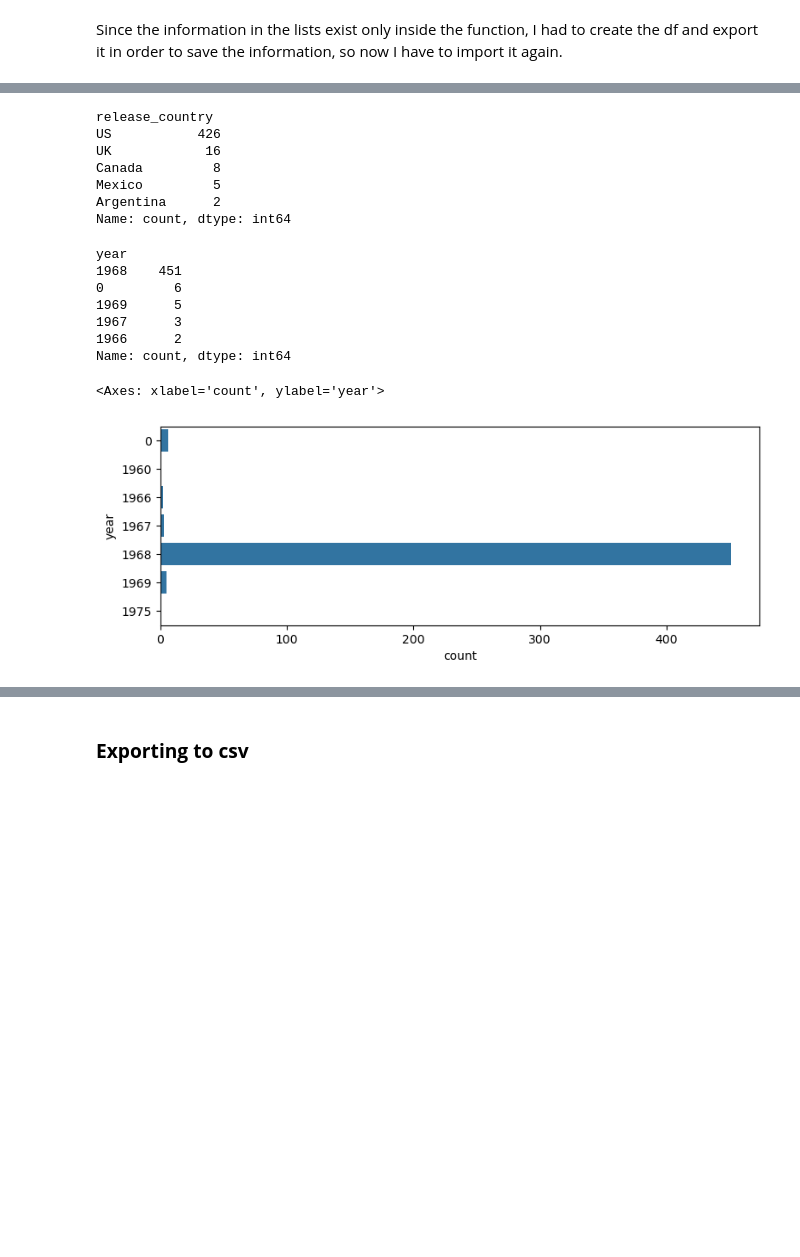
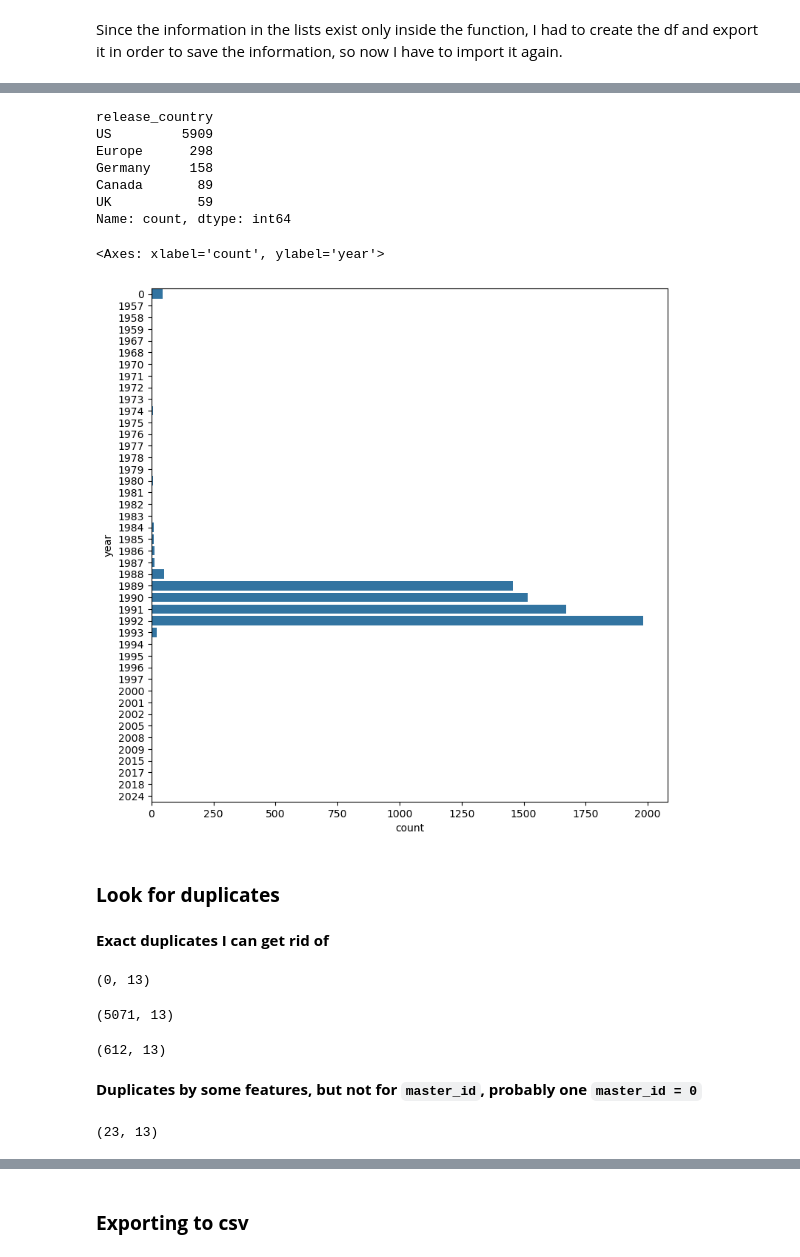
Before and after one commit to arnauog/what_the_rock, a Jupyter notebook: Discogs_API.ipynb, the cells around one changed output, grey strips where cells are left out. Drawn from its saved outputs; the diff is of its cells as text; code cells hidden in the pictures; blank space fills up the shorter version.

```diff
--- a/Discogs_API.ipynb
+++ b/Discogs_API.ipynb
@@ -881,3 +695,4 @@ data = pd.read_csv('Datasets/df_us_1968.csv')
 # %%
-print(f'{data.shape[0]} releases\n{data.artist.nunique()} different artists')
+data = pd.read_csv('Datasets/df_us_1992.csv')
+print(f'Year: 1992 \n{data.shape[0]} releases\n{data.artist.nunique()} different artists\n')
 # %% [output]
@@ -896,26 +712,42 @@ data.sample(5)
 data.release_country.value_counts().head()
 # %% [output]
 release_country
-US           426
-UK            16
-Canada         8
-Mexico         5
-Argentina      2
+US         5909
+Europe      298
+Germany     158
+Canada       89
+UK           59
 Name: count, dtype: int64
-# %%
-data.year.value_counts().head()
-# %% [output]
-year
-1968    451
-0         6
-1969      5
-1967      3
-1966      2
-Name: count, dtype: int64
 # %%
-plt.figure(figsize=(9,3))
+# make sure most of the albums are from the year I theoretically just got
+plt.figure(figsize=(9,9))
 sns.countplot(data=data, y='year')
 # %% [output]
 <Axes: xlabel='count', ylabel='year'>
-[figure, old version]
+[figure, new version]
+# %% [markdown]
+### **Look for duplicates**
+# %% [markdown]
+**Exact duplicates I can get rid of**
+# %%
+data[data.duplicated()].shape
+# %% [output]
+(0, 13)
+# %%
+data.shape
+# %% [output]
+(5071, 13)
+# %%
+data.drop_duplicates(inplace=True)
+data.shape
+# %% [output]
+(612, 13)
+# %% [markdown]
+**Duplicates by some features, but not for ``master_id``, probably one ``master_id = 0``**
+# %%
+data.sort_values('master_id', inplace=True, ascending=False) # so I keep the master_id=0 at the end, these would be the duplicates and I'll be able to drop them
+data.reset_index(drop=True, inplace=True)
+data[data[['artist', 'title', 'year', 'album_length', 'tracks']].duplicated()].shape
+# %% [output]
+(23, 13)
 # %%
```
Also changed, not shown: parts of 50 cells of this notebook, 10 other files.
